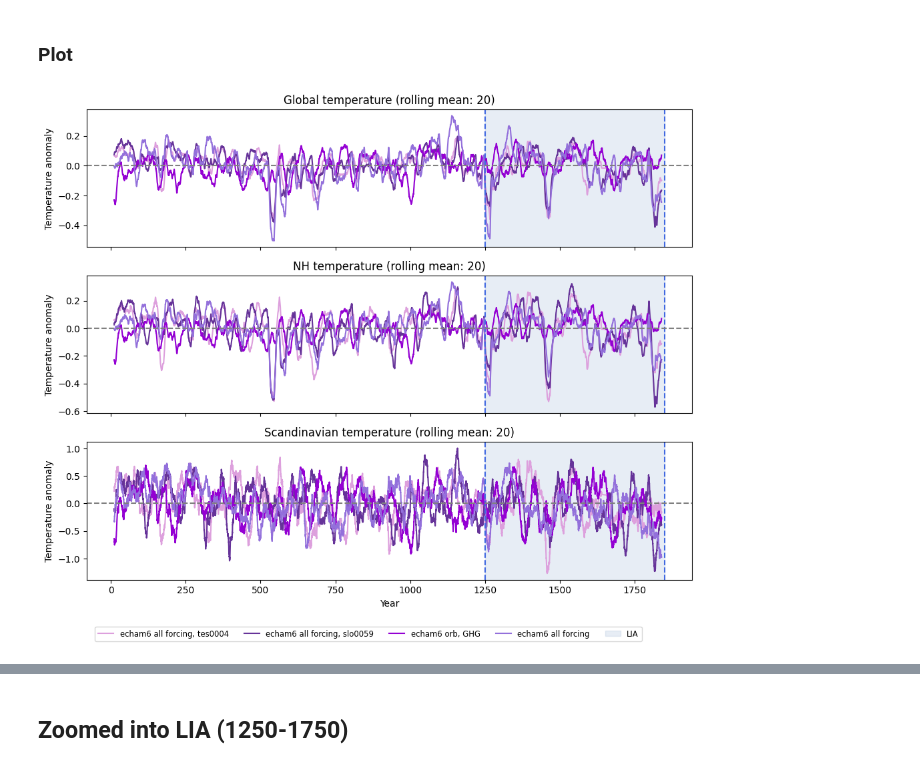
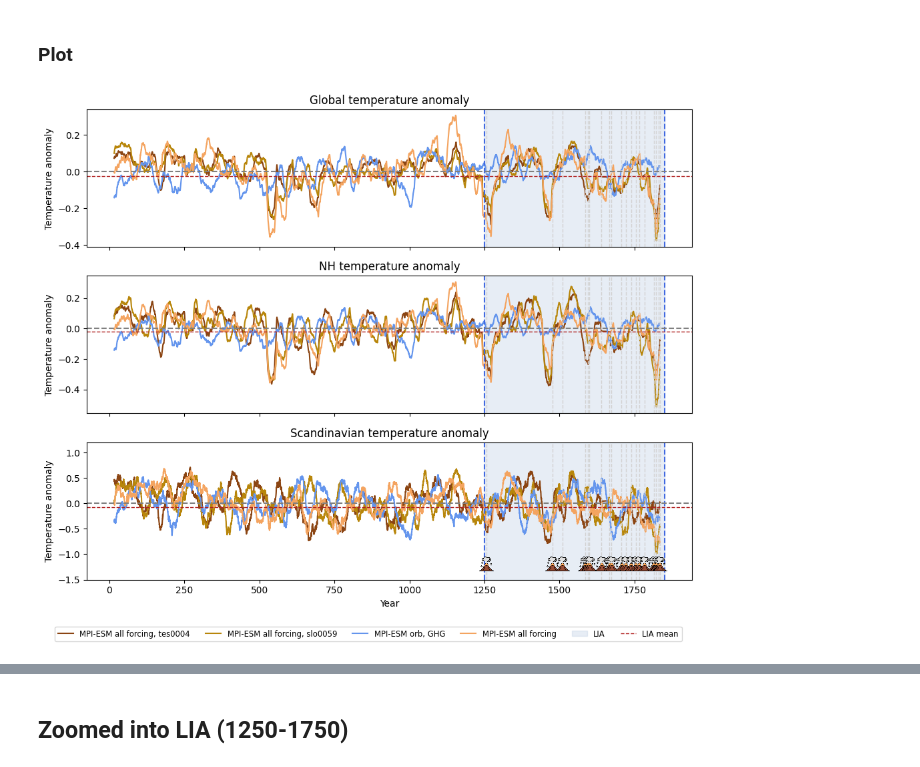
Before and after one commit to EliHHogemo/lia, a Jupyter notebook: Scandi_temp.ipynb, the cells around one changed output, grey strips where cells are left out. Saved outputs shown, nothing was run; the diff lists cells and outputs as text; code cells hidden in the pictures.

Commit message:
Added AOD to the temperature plots, fixed colors for the poster

```diff
--- a/Scandi_temp.ipynb
+++ b/Scandi_temp.ipynb
@@ -118,7 +112,7 @@ tas_all_forcing_tot = tas_all_forcing.sel(time=slice(datetime(1, 1, 1, 0, 0), da
 # %% [markdown]
 ### Global
 # %%
-rolling_years = 20
+rolling_years = 30
 rolling_months = rolling_years * 12
 # %%
 # Extract latitude
@@ -314,53 +346,73 @@ x_scand_all_forcing = cftime_to_decimal_year(anomaly_scand_all_forcing['time'].v
 # %%
+volcano = [1257, 1477, 1510, 1585, 1595, 1600, 1640, 1667, 1673, 1707, 1721, 1739, 1755, 1766, 1783, 1815, 1822, 1831, 1835]
+
+volcano_img = mpimg.imread("volcano.png")
+volcano_icon = OffsetImage(volcano_img, zoom=0.03)
+
 fig, ax = plt.subplots(3,1, figsize=(10,8), sharex = True)
 
 start_time = 1250
 end_time = 1850
 
-ax[0].plot(x_tes, anomaly_tes, color='plum', label='echam6 all forcing, tes0004')
-ax[0].plot(x_slo, anomaly_slo, color='rebeccapurple', label='echam6 all forcing, slo0059')
-ax[0].plot(x_orb_GHG, anomaly_orb_GHG, color='darkviolet', label='echam6 orb, GHG')
-ax[0].plot(x_all_forcing, anomaly_all_forcing, color='mediumpurple', label='echam6 all forcing')
+ax[0].plot(x_tes, anomaly_tes, color='saddlebrown', label='MPI-ESM all forcing, tes0004')
+ax[0].plot(x_slo, anomaly_slo, color='darkgoldenrod', label='MPI-ESM all forcing, slo0059')
+ax[0].plot(x_orb_GHG, anomaly_orb_GHG, color='cornflowerblue', label='MPI-ESM orb, GHG')
+ax[0].plot(x_all_forcing, anomaly_all_forcing, color='sandybrown', label='MPI-ESM all forcing')
+for vt in volcano:
+    ax[0].axvline(x=vt, color='lightgray', linestyle='--', linewidth=1)
 ax[0].axvline(start_time, color='royalblue', linestyle='--')
 ax[0].axvline(end_time, color='royalblue', linestyle='--')
 ax[0].axvspan(start_time, end_time, color='lightsteelblue', alpha=0.3, label='LIA')
 ax[0].axhline(0, linestyle='--', color='gray')
+ax[0].axhline(mean_global_LIA, color='firebrick', linestyle='--', linewidth=1,
+              label=f'LIA mean')
 ax[0].set_ylabel('Temperature anomaly')
-ax[0].set_title(f'Global temperature (rolling mean: {rolling_years})')
+ax[0].set_title(f'Global temperature anomaly')
 
-ax[1].plot(x_nh_tes, anomaly_nh_tes, color='plum', label='echam6 With Forcing')
-ax[1].plot(x_nh_slo, anomaly_nh_slo, color='rebeccapurple', label='echam6 W/O Forcing')
-ax[1].plot(x_nh_orb_GHG, anomaly_nh_orb_GHG, color='darkviolet', label='echam6 orb, GHG')
-ax[1].plot(x_nh_all_forcing, anomaly_nh_all_forcing, color='mediumpurple', label='echam6 all forcing')
+ax[1].plot(x_nh_tes, anomaly_nh_tes, color='saddlebrown', label='MPI-ESM all forcing, tes0004')
+ax[1].plot(x_nh_slo, anomaly_nh_slo, color='darkgoldenrod', label='MPI-ESM all forcing, slo0059')
+ax[1].plot(x_nh_orb_GHG, anomaly_nh_orb_GHG, color='cornflowerblue', label='MPI-ESM orb, GHG')
+ax[1].plot(x_nh_all_forcing, anomaly_nh_all_forcing, color='sandybrown', label='MPI-ESM all forcing')
+for vt in volcano:
+    ax[1].axvline(x=vt, color='lightgray', linestyle='--', linewidth=1)
 ax[1].axvline(start_time, color='royalblue', linestyle='--')
 ax[1].axvline(end_time, color='royalblue', linestyle='--')
 ax[1].axvspan(start_time, end_time, color='lightsteelblue', alpha=0.3)
+ax[1].axhline(mean_nh_LIA, color='firebrick', linestyle='--', linewidth=1,
+              label=f'LIA mean')
 ax[1].axhline(0, linestyle='--', color='gray')
 ax[1].set_ylabel('Temperature anomaly')
-ax[1].set_title(f'NH temperature (rolling mean: {rolling_years})')
+ax[1].set_title(f'NH temperature anomaly')
 
-ax[2].plot(x_scand_tes, anomaly_scand_tes, color='plum', label='echam6 With Forcing')
-ax[2].plot(x_scand_slo, anomaly_scand_slo, color='rebeccapurple', label='echam6 W/O Forcing')
-ax[2].plot(x_scand_orb_GHG, anomaly_scand_orb_GHG, color='darkviolet', label='echam6 orb, GHG')
-ax[2].plot(x_scand_all_forcing, anomaly_scand_all_forcing, color='mediumpurple', label='echam6 all forcing')
+ax[2].plot(x_scand_tes, anomaly_scand_tes, color='saddlebrown', label='MPI-ESM all forcing, tes0004')
+ax[2].plot(x_scand_slo, anomaly_scand_slo, color='darkgoldenrod', label='MPI-ESM all forcing, slo0059')
+ax[2].plot(x_scand_orb_GHG, anomaly_scand_orb_GHG, color='cornflowerblue', label='MPI-ESM orb, GHG')
+ax[2].plot(x_scand_all_forcing, anomaly_scand_all_forcing, color='sandybrown', label='MPI-ESM all forcing')
+for vt in volcano:
+    ax[2].axvline(x=vt, color='lightgray', linestyle='--', linewidth=1)
+    ab = AnnotationBbox(volcano_icon, (vt, -1.2), frameon=False, box_alignment=(0.5, 0.5))
+    ax[2].add_artist(ab)
 ax[2].axvline(start_time, color='royalblue', linestyle='--')
 ax[2].axvline(end_time, color='royalblue', linestyle='--')
 ax[2].axvspan(start_time, end_time, color='lightsteelblue', alpha=0.3)
 ax[2].axhline(0, linestyle='--', color='gray')
+ax[2].axhline(mean_scand_LIA, color='firebrick', linestyle='--', linewidth=1,
+              label=f'LIA mean')
+ax[2].set_ylim(-1.5, 1.2)
 ax[2].set_xlabel('Year')
 ax[2].set_ylabel('Temperature anomaly')
-ax[2].set_title(f'Scandinavian temperature (rolling mean: {rolling_years})')
+ax[2].set_title(f'Scandinavian temperature anomaly')
 
 handles, labels = ax[0].get_legend_handles_labels()
 fig.legend(
     handles, labels,
     loc='lower center',
     bbox_to_anchor=(0.5, -0.05),
     ncol=6,
     fontsize='small',
     frameon=True
 )
 plt.tight_layout()
 plt.show()
 # %% [output]
-[figure, old version]
+[figure, new version]
```
Also changed, not shown: parts of 7 cells of this notebook.
